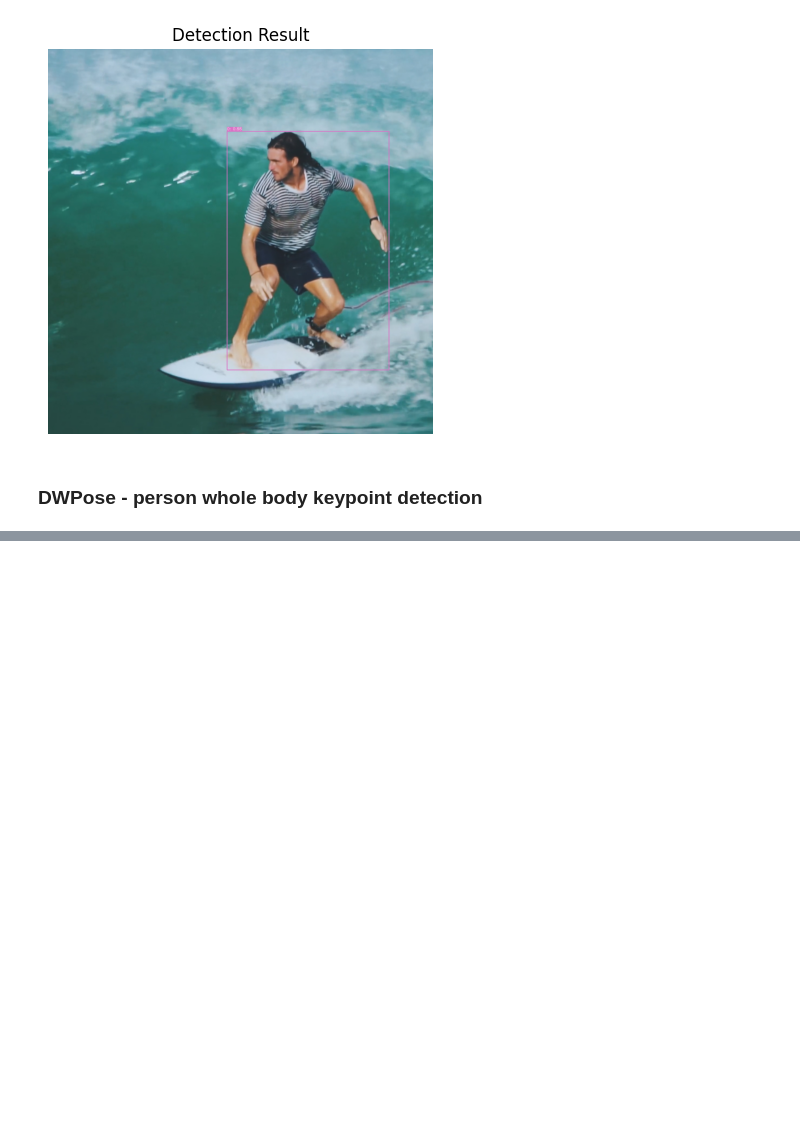
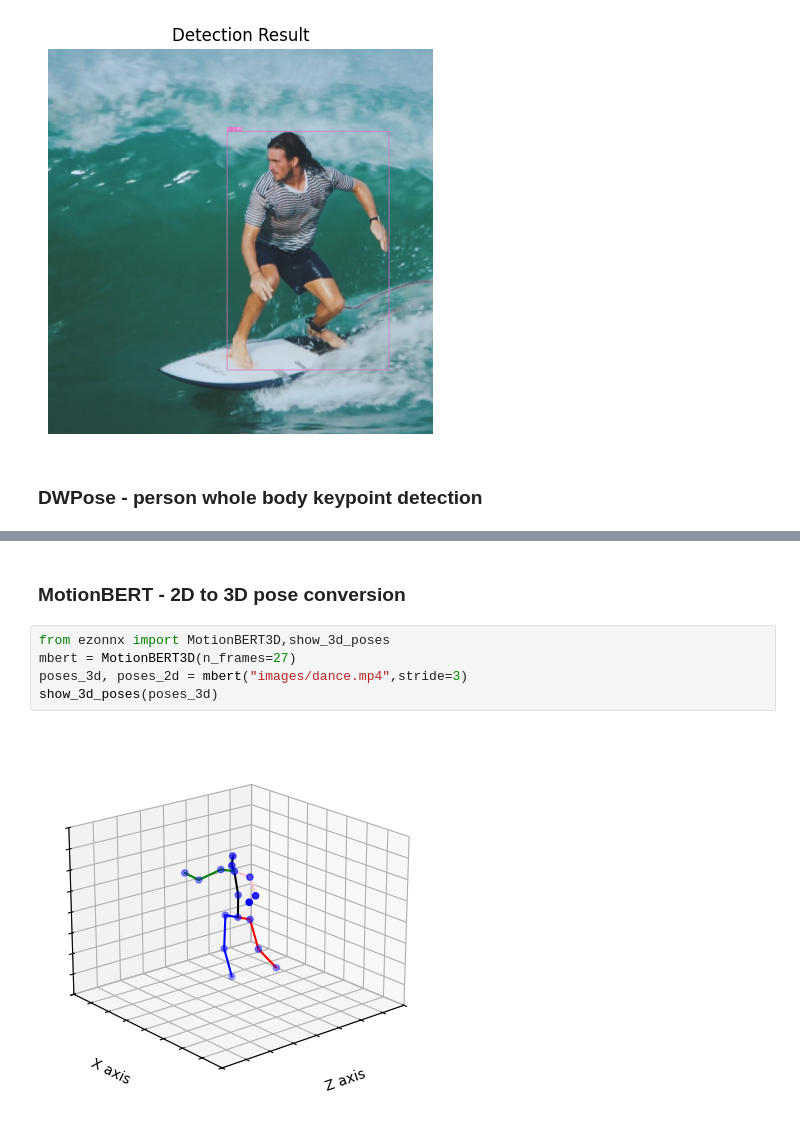
Before and after one commit to nomusanma/ezonnx-copy, a Jupyter notebook: examples/object_detection.ipynb, the cells around one changed output, grey strips where cells are left out. Cells and saved outputs as stored; diff of their text form; blank space fills up the shorter version.

```diff
--- a/examples/object_detection.ipynb
+++ b/examples/object_detection.ipynb
@@ -37,0 +58,9 @@ visualize_images("Pose Estimation Result",result.visualized_img)
+# %% [markdown]
+### MotionBERT - 2D to 3D pose conversion
+# %%
+from ezonnx import MotionBERT3D,show_3d_poses
+mbert = MotionBERT3D(n_frames=27)
+poses_3d, poses_2d = mbert("images/dance.mp4",stride=3)
+show_3d_poses(poses_3d)
+# %% [output]
+[figure, added]
```
Also changed, not shown: parts of 7 cells of this notebook, 13 other files.
